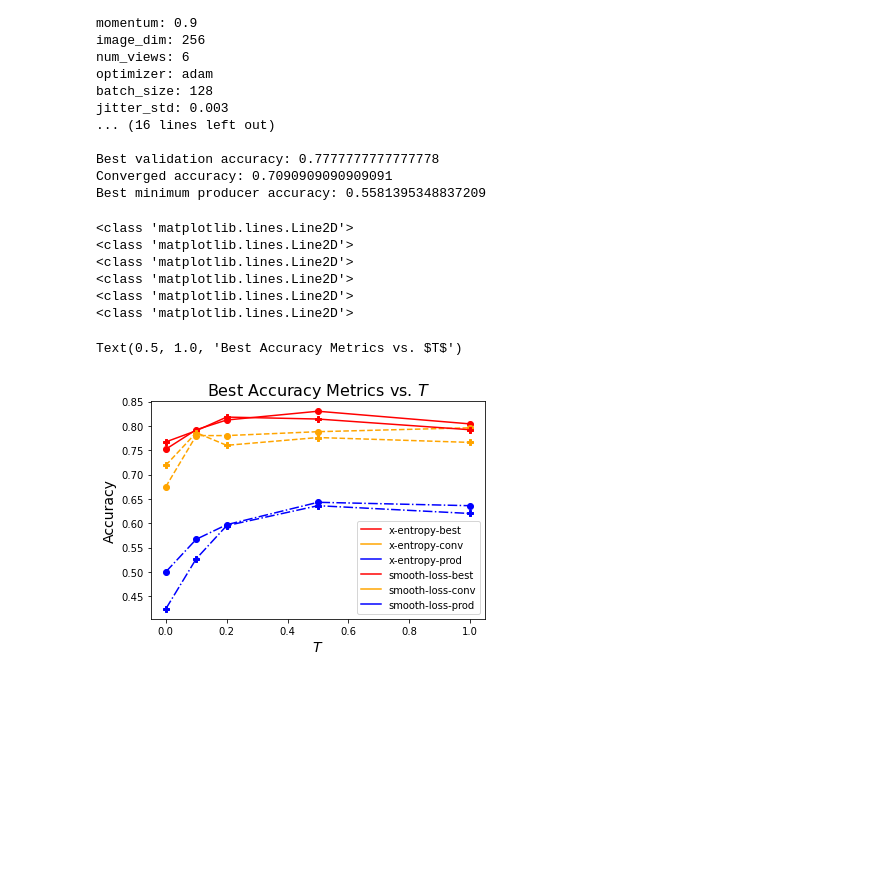
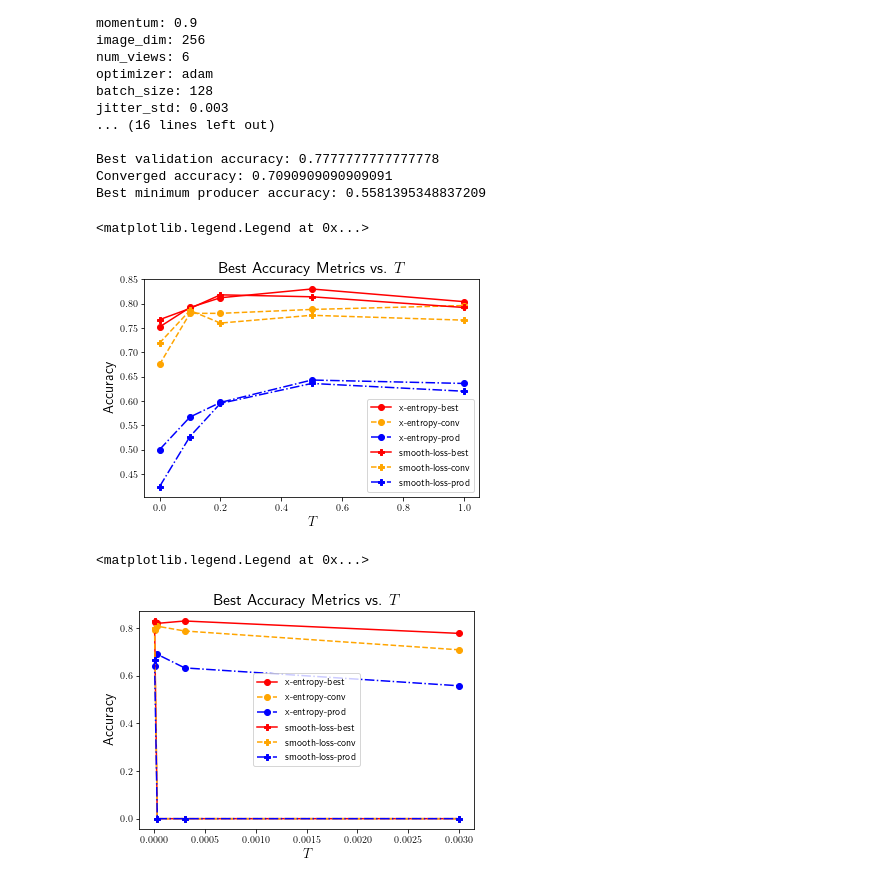
Before and after one commit to mataln/laser-trees, a Jupyter notebook: notebooks/tmp.ipynb, the cells around one changed output. Cells and saved outputs as stored; diff of their text form; code cells hidden in the pictures; blank space fills up the shorter version.

Commit message:
More plots

```diff
--- a/notebooks/tmp.ipynb
+++ b/notebooks/tmp.ipynb
@@ -3,6 +3,8 @@ import pandas as pd
 import wandb
 
 import seaborn as sns
+import matplotlib.pyplot as plt
+plt.rc('text', usetex=True)
 # %%
 df = pd.read_csv('../data/treesXYZ/meta/META.csv')
 # %%
@@ -67,39 +69,75 @@ T = [0, 0.1, 0.2, 0.5, 1]
 table_data = {}
 table_data["x-entropy"] = [0.752, 0.675, 0.500, 0.792, 0.780, 0.567, 0.812, 0.780, 0.597, 0.830, 0.788, 0.643, 0.804, 0.796, 0.636]
 table_data["smooth-loss"] = [0.767, 0.719, 0.424, 0.790, 0.786, 0.527, 0.818, 0.760, 0.595, 0.814, 0.776, 0.636, 0.792, 0.766, 0.620]
 
+translation_data = {}
+translation_data["T"] = T
 
 for loss_fn in ["x-entropy","smooth-loss"]:
     for i, metric in enumerate(["best","conv","prod"]):
         key = f"{loss_fn}-{metric}"
         translation_data[key] = table_data[loss_fn][i::3]
 
 df = pd.DataFrame.from_dict(translation_data)
 
 df = df.set_index("T")
 
 markers=['o','o','o','P','P','P']
 hue=['r','orange','b','r','orange','b']
 linestyles=['-','--','-.','-','--','-.']
 
 ax = df.plot(color=hue)
 
 for i, line in enumerate(ax.get_lines()):
     line.set_marker(markers[i])
     line.set_linestyle(linestyles[i])
-    print(type(line))
 
 axFont = 14
 tFont = 16
 ax.set_ylabel('Accuracy', size=axFont)
 ax.set_xlabel('$T$', size=axFont)
 ax.set_title('Best Accuracy Metrics vs. $T$', size=tFont)
+ax.legend()
 # %% [output]
-<class 'matplotlib.lines.Line2D'>
-<class 'matplotlib.lines.Line2D'>
-<class 'matplotlib.lines.Line2D'>
-<class 'matplotlib.lines.Line2D'>
-<class 'matplotlib.lines.Line2D'>
-<class 'matplotlib.lines.Line2D'>
+<matplotlib.legend.Legend at 0x...>
-Text(0.5, 1.0, 'Best Accuracy Metrics vs. $T$')
-[figure, old version]
+[figure, new version]
+# %%
+#Translation
+sigma_j = [0, 3e-5, 3e-4, 3e-3]
+
+table_data = {}
+table_data["x-entropy"] = [0.826, 0.794, 0.643, 0.820, 0.808, 0.690, 0.830, 0.788, 0.633, 0.778, 0.709, 0.558]
+table_data["smooth-loss"] = [0.828, 0.802, 0.667, 0, 0, 0, 0, 0, 0, 0, 0, 0]
+
+translation_data = {}
+translation_data["sigma"] = sigma_j
+
+for loss_fn in ["x-entropy","smooth-loss"]:
+    for i, metric in enumerate(["best","conv","prod"]):
+        key = f"{loss_fn}-{metric}"
+        translation_data[key] = table_data[loss_fn][i::3]
+
+df2 = pd.DataFrame.from_dict(translation_data)
+
+df2["sigma"][0] = 3e-6
+df2 = df2.set_index("sigma")
+
+markers2=['o','o','o','P','P','P']
+hue2=['r','orange','b','r','orange','b']
+linestyles2=['-','--','-.','-','--','-.']
+
+ax = df2.plot(color=hue)
+
+for i, line in enumerate(ax.get_lines()):
+    line.set_marker(markers[i])
+    line.set_linestyle(linestyles[i])
+
+axFont = 14
+tFont = 16
+ax.set_ylabel('Accuracy', size=axFont)
+ax.set_xlabel('$T$', size=axFont)
+ax.set_title('Best Accuracy Metrics vs. $T$', size=tFont)
+ax.legend()
+# %% [output]
+<matplotlib.legend.Legend at 0x...>
+[figure, added]
```
Also changed, not shown: parts of 1 cell of this notebook.
